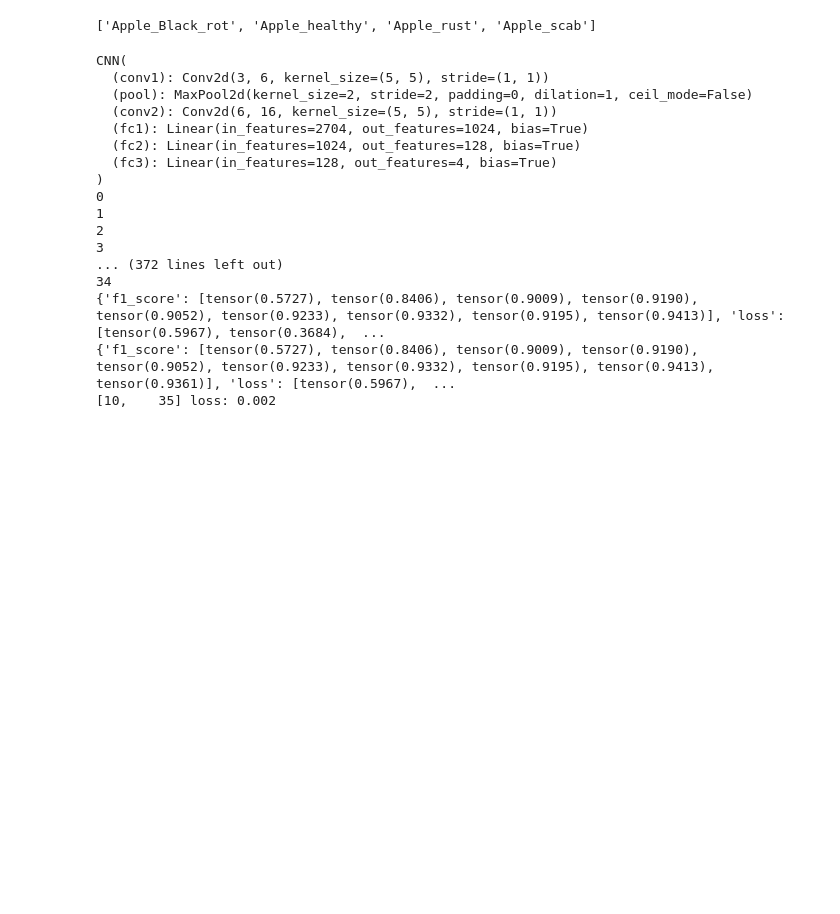
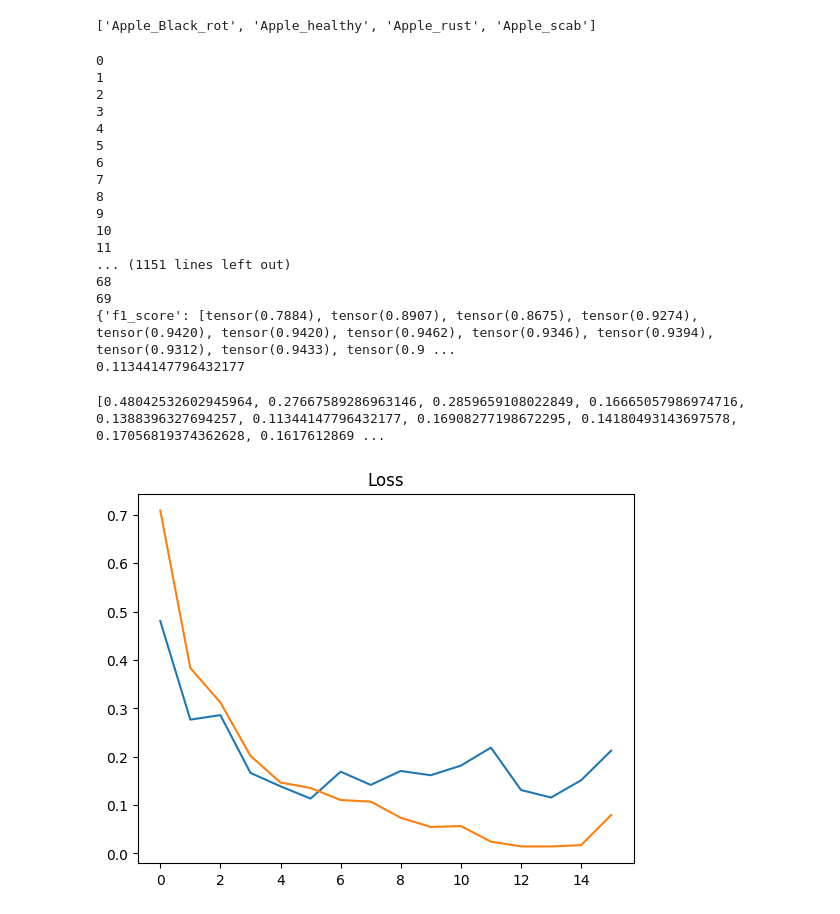
Before and after one commit to GusFiveO/leaffliction, a Jupyter notebook: train.ipynb, the cells around one changed output. Saved outputs shown, nothing was run; the diff lists cells and outputs as text; code cells hidden in the pictures; blank space fills up the shorter version.

Commit message:
early stopping plot the history

```diff
--- a/train.ipynb
+++ b/train.ipynb
@@ -37,7 +44,6 @@ class CNN(nn.Module):
         x = self.fc3(x)
         return x
 # %%
-
 def create_dataloaders(dataset):
     # data_loader = DataLoader(dataset, batch_size=32, shuffle=True)
     data_loader = DataLoader(dataset, shuffle=True)
@@ -76,15 +82,20 @@ def create_dataloaders(dataset):
     test_sampler = SubsetRandomSampler(test_idx)
 
     # Create DataLoaders
-    train_loader = DataLoader(dataset, batch_size=64, sampler=train_sampler)
-    val_loader = DataLoader(dataset, batch_size=64, sampler=val_sampler)
+    train_loader = DataLoader(dataset, batch_size=32, sampler=train_sampler)
+    val_loader = DataLoader(dataset, batch_size=32, sampler=val_sampler)
     # test_loader = DataLoader(dataset, batch_size=32, sampler=test_sampler)
     test_loader = DataLoader(dataset, sampler=test_sampler)
     return train_loader, val_loader, test_loader
 
+
 def load_dataset(directory_path):
     transform = transforms.Compose(
-        [transforms.Resize((64,64)), transforms.ToTensor(), transforms.Normalize((0.5, 0.5, 0.5), (0.5, 0.5, 0.5))]
+        [
+            transforms.Resize((64, 64)),
+            transforms.ToTensor(),
+            transforms.Normalize((0.5, 0.5, 0.5), (0.5, 0.5, 0.5)),
+        ]
     )
     dataset = torchvision.datasets.ImageFolder(root=directory_path, transform=transform)
     return dataset
@@ -98,24 +109,41 @@ def compute_validation_metrics(net, validation_loader):
     net.eval()
     criterion = nn.CrossEntropyLoss()
 
-    validation_metrics = {'loss': 0}
+    validation_metrics = {"loss": 0}
     with torch.no_grad():
         f1_score = MulticlassF1Score(num_classes=4, average="macro")
         for inputs, labels in validation_loader:
             outputs = net(inputs)
             preds = torch.argmax(outputs, dim=1)
 
-            validation_metrics["loss"] += criterion(outputs, labels)
+            loss = criterion(outputs, labels)
+            validation_metrics["loss"] += loss.item()
             f1_score.update(preds, labels)
     validation_metrics["loss"] /= len(validation_loader)
     validation_metrics["f1_score"] = f1_score.compute()
     net.train()
     return validation_metrics
 
-def update_validation_metrics_history(net, validation_loader, validation_metrics_history):
+
+def update_validation_metrics_history(
+    net, validation_loader, validation_metrics_history
+):
     new_validation_metrics = compute_validation_metrics(net, validation_loader)
     for name, value in new_validation_metrics.items():
         validation_metrics_history[name].append(value)
+# %%
+def early_stop(state_dict, validation_loss, best_loss=None, counter=0, patience=5, min_delta=0):
+    if best_loss is None:
+        best_loss = validation_loss
+    elif validation_loss < best_loss - min_delta:
+        best_loss = validation_loss
+        counter = 0
+    else:
+        counter += 1
+        if counter >= patience:
+            torch.save(state_dict, "best_model.pth")
+            return True, best_loss, counter
+    return False, best_loss, counter
 # %%
 def train_model(train_loader, validation_loader):
     net = CNN()
@@ -155,23 +192,34 @@ def train_model(train_loader, validation_loader):
 # %%
-net = train_model(train_loader, val_loader)
+validation_history, train_history = train_model(train_loader, val_loader)
 # %% [output]
-CNN(
-  (conv1): Conv2d(3, 6, kernel_size=(5, 5), stride=(1, 1))
-  (pool): MaxPool2d(kernel_size=2, stride=2, padding=0, dilation=1, ceil_mode=False)
-  (conv2): Conv2d(6, 16, kernel_size=(5, 5), stride=(1, 1))
-  (fc1): Linear(in_features=2704, out_features=1024, bias=True)
-  (fc2): Linear(in_features=1024, out_features=128, bias=True)
-  (fc3): Linear(in_features=128, out_features=4, bias=True)
-)
 0
 1
 2
 3
-... (372 lines left out)
-34
-{'f1_score': [tensor(0.5727), tensor(0.8406), tensor(0.9009), tensor(0.9190), tensor(0.9052), tensor(0.9233), tensor(0.9332), tensor(0.9195), tensor(0.9413)], 'loss': [tensor(0.5967), tensor(0.3684),  ...
-{'f1_score': [tensor(0.5727), tensor(0.8406), tensor(0.9009), tensor(0.9190), tensor(0.9052), tensor(0.9233), tensor(0.9332), tensor(0.9195), tensor(0.9413), tensor(0.9361)], 'loss': [tensor(0.5967),  ...
-[10,    35] loss: 0.002
+4
+5
+6
+7
+8
+9
+10
+11
+... (1151 lines left out)
+68
+69
+{'f1_score': [tensor(0.7884), tensor(0.8907), tensor(0.8675), tensor(0.9274), tensor(0.9420), tensor(0.9420), tensor(0.9462), tensor(0.9346), tensor(0.9394), tensor(0.9312), tensor(0.9433), tensor(0.9 ...
+0.11344147796432177
+# %%
+print(validation_history['loss'])
+
+plot = plt.figure()
+plt.plot(validation_history['loss'])
+plt.plot(train_history['loss'])
+plt.title('Loss')
+plt.show()
+# %% [output]
+[0.48042532602945964, 0.27667589286963146, 0.2859659108022849, 0.16665057986974716, 0.1388396327694257, 0.11344147796432177, 0.16908277198672295, 0.14180493143697578, 0.17056819374362628, 0.1617612869 ...
+[figure, added]
 # %%
 def test_model(net, test_loader, num_classes):
     net.eval()
```
Also changed, not shown: parts of 6 cells of this notebook, 1 other file.
